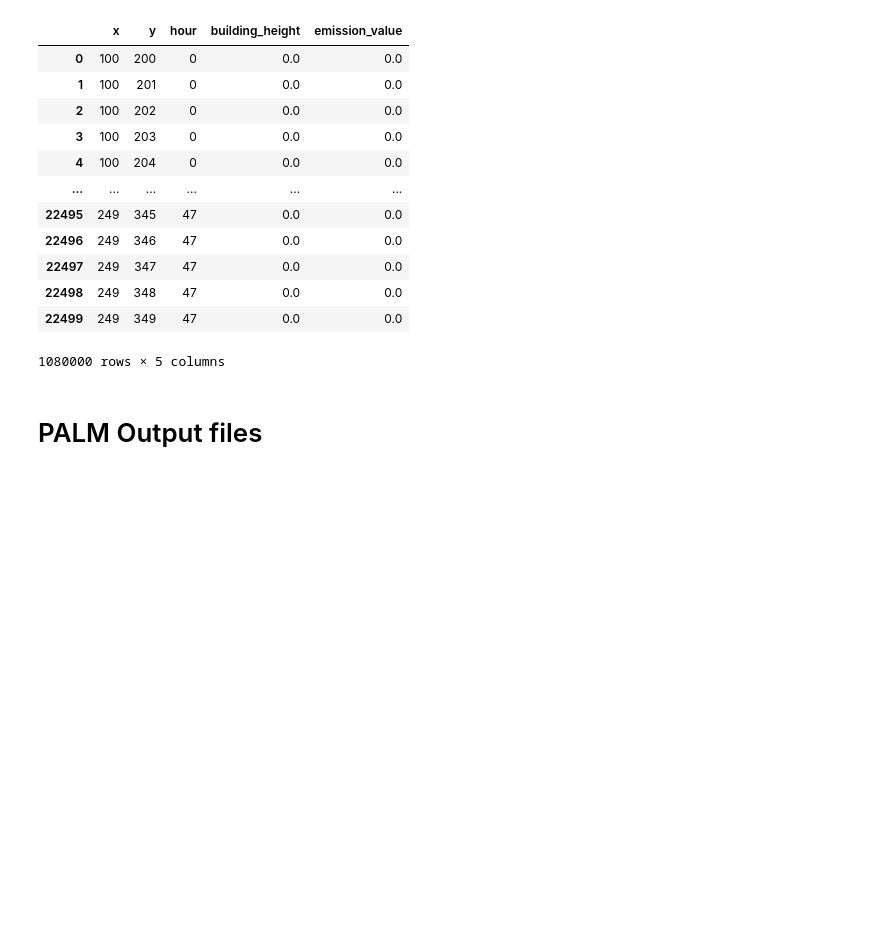
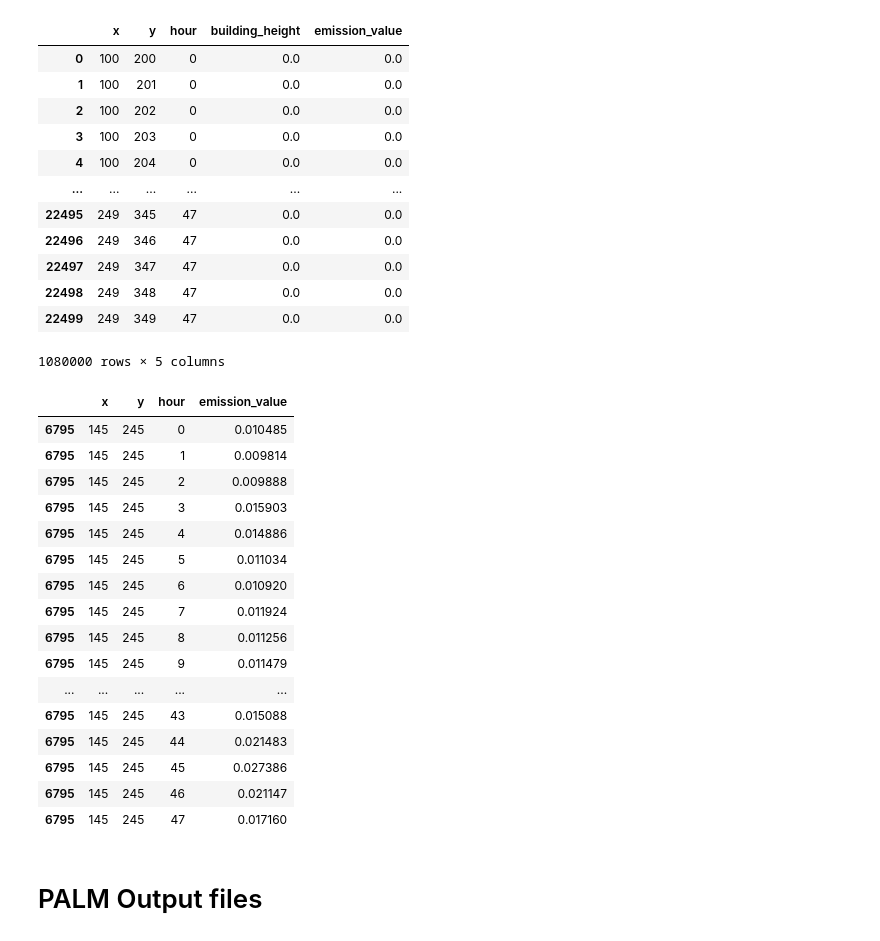
Before and after one commit to zlukich/no_palm, a Jupyter notebook: netcdf_reader.ipynb, the cells around one changed output. Saved outputs shown, nothing was run; the diff lists cells and outputs as text; code cells hidden in the pictures; blank space fills up the shorter version.

```diff
--- a/netcdf_reader.ipynb
+++ b/netcdf_reader.ipynb
@@ -261,6 +261,26 @@ result_nspecies
 | 22498 | 249 | 348 | 47 | 0.0 | 0.0 |
 | 22499 | 249 | 349 | 47 | 0.0 | 0.0 |
 1080000 rows × 5 columns
+# %%
+result_1species_output.loc[(( result_nspecies["x"] == 145) & (result_nspecies["y"] == 245))]
+# %% [output]
+|  | x | y | hour | emission_value |
+| 6795 | 145 | 245 | 0 | 0.010485 |
+| 6795 | 145 | 245 | 1 | 0.009814 |
+| 6795 | 145 | 245 | 2 | 0.009888 |
+| 6795 | 145 | 245 | 3 | 0.015903 |
+| 6795 | 145 | 245 | 4 | 0.014886 |
+| 6795 | 145 | 245 | 5 | 0.011034 |
+| 6795 | 145 | 245 | 6 | 0.010920 |
+| 6795 | 145 | 245 | 7 | 0.011924 |
+| 6795 | 145 | 245 | 8 | 0.011256 |
+| 6795 | 145 | 245 | 9 | 0.011479 |
+| ... | ... | ... | ... | ... |
+| 6795 | 145 | 245 | 43 | 0.015088 |
+| 6795 | 145 | 245 | 44 | 0.021483 |
+| 6795 | 145 | 245 | 45 | 0.027386 |
+| 6795 | 145 | 245 | 46 | 0.021147 |
+| 6795 | 145 | 245 | 47 | 0.017160 |
 # %% [markdown]
 # PALM Output files
 # %% [markdown]
```
Also changed, not shown: parts of 8 cells of this notebook, 1 other file.
